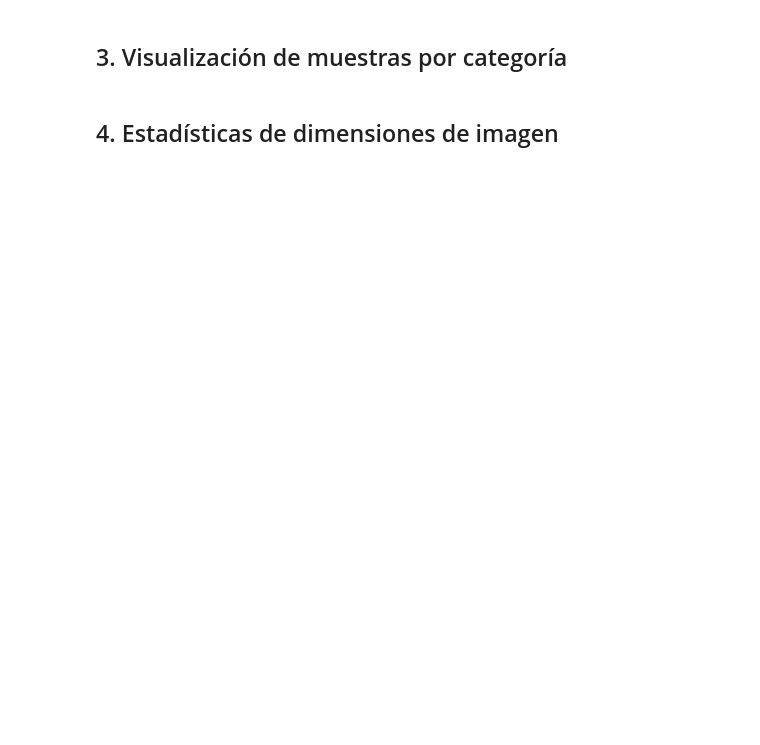
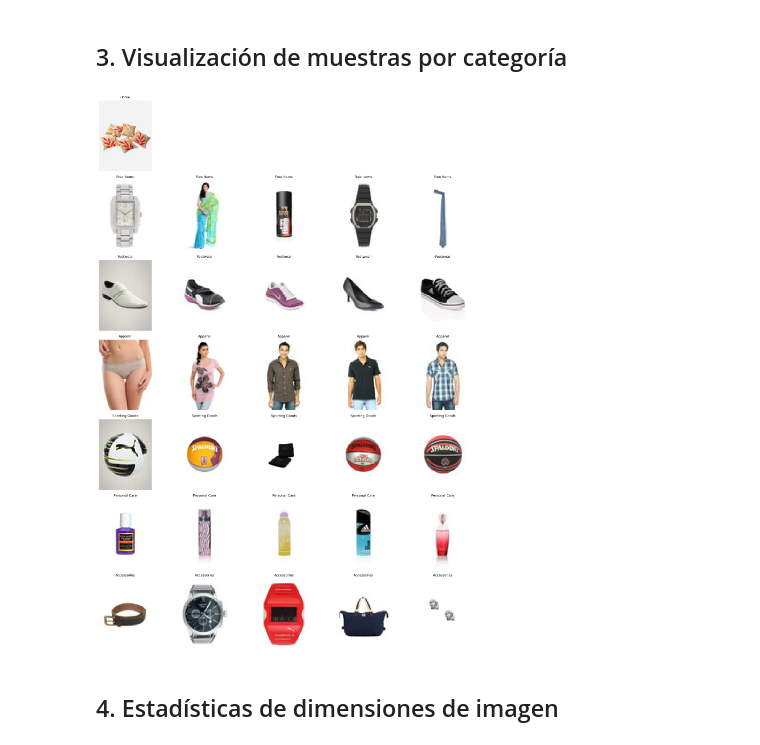
Before and after one commit to Jorge-is/smart-retail-360, a Jupyter notebook: notebooks/00_eda_imagenes.ipynb, the cells around one changed output. Drawn from its saved outputs; the diff is of its cells as text; code cells hidden in the pictures; blank space fills up the shorter version.

```diff
--- a/notebooks/00_eda_imagenes.ipynb
+++ b/notebooks/00_eda_imagenes.ipynb
@@ -20,6 +22,7 @@ from PIL import Image
 import numpy as np
 
 DATA_DIR = Path('/content/drive/MyDrive/smartretail360/data/external/fashion_products')
+IMAGES_DIR = DATA_DIR / 'images'
 # TODO: ajustar ruta si el dataset está en otra ubicación
 # %% [markdown]
 ## 1. Cargar metadata del dataset
@@ -42,2 +106,27 @@ DATA_DIR = Path('/content/drive/MyDrive/smartretail360/data/external/fashion_pro
+# %%
+# TODO: mostrar 4-5 imágenes por clase de masterCategory
+# Verificar calidad visual y consistencia de fondo
+categories = df['masterCategory'].unique().to_list()
+
+fig, axes = plt.subplots(len(categories), 5, figsize=(15, 3 * len(categories)))
+
+for i, cat in enumerate(categories):
+    subset = df.filter(pl.col('masterCategory') == cat)
+    n_samples = min(5, subset.shape[0])
+    sample_ids = subset['id'].sample(n_samples, seed=42).to_list()
+    for j in range(5):
+        if j < len(sample_ids):
+            img_id = sample_ids[j]
+            img_path = IMAGES_DIR / f'{img_id}.jpg'
+            if img_path.exists():
+                img = Image.open(img_path)
+                axes[i, j].imshow(img)
+                axes[i, j].set_title(cat, fontsize=9)
+        axes[i, j].axis('off')
+
+plt.tight_layout()
+plt.show()
+# %% [output]
+[figure, added]
 # %% [markdown]
 ## 4. Estadísticas de dimensiones de imagen
```
Also changed, not shown: parts of 12 cells of this notebook, 1 other file.
